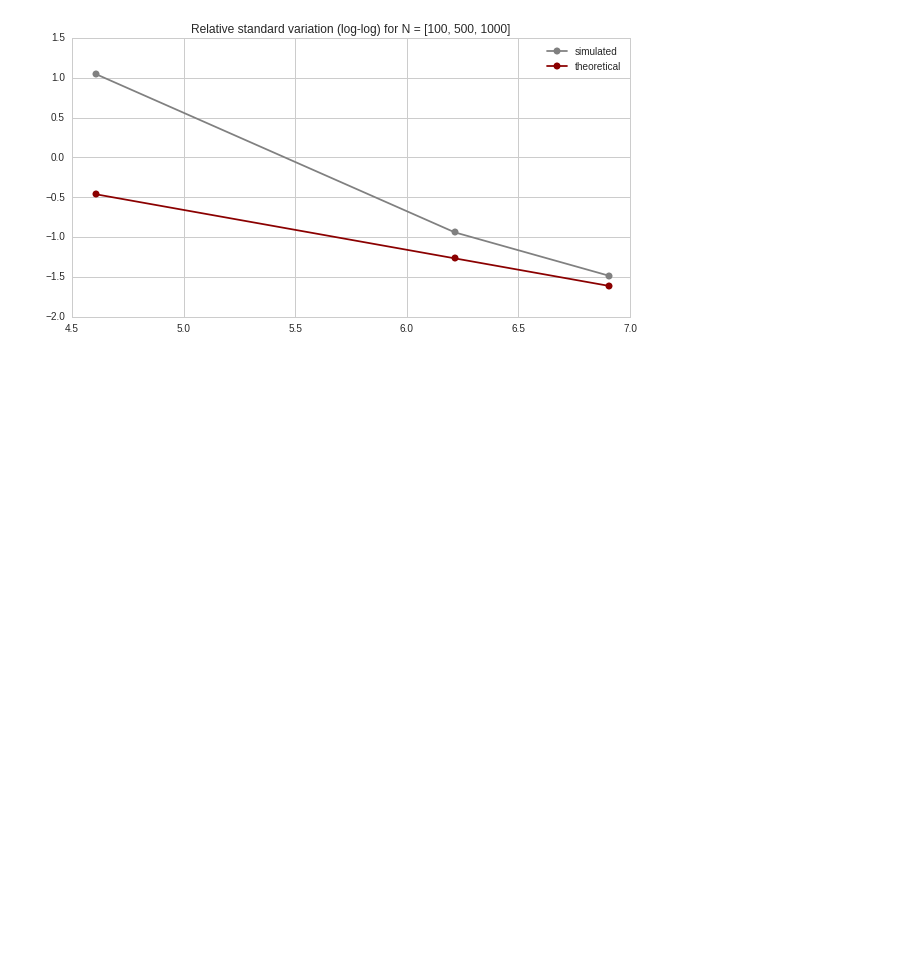
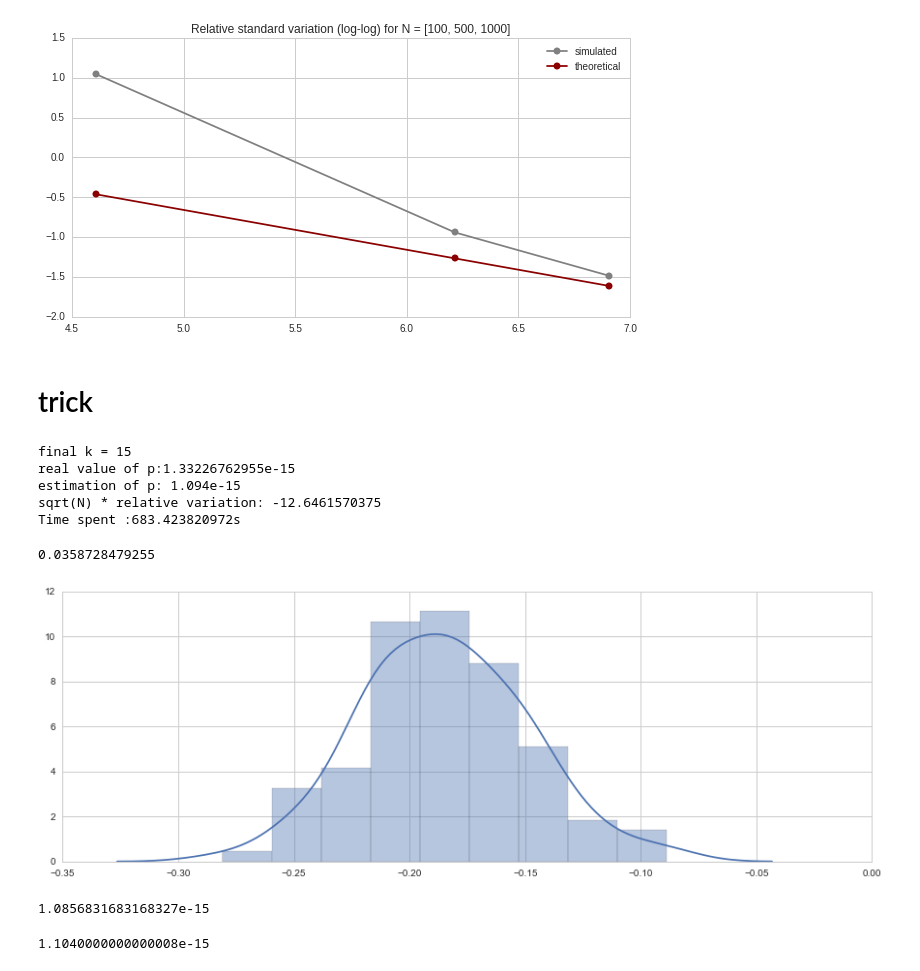
Before and after one commit to MGIMM/Rare-Events, a Jupyter notebook: simulation/Fluctuation_analysis_adaptive_levels_(toy_example).ipynb, the cells around one changed output. Cells and saved outputs as stored; diff of their text form; code cells hidden in the pictures; blank space fills up the shorter version.

```diff
--- a/simulation/Fluctuation_analysis_adaptive_levels_(toy_example).ipynb
+++ b/simulation/Fluctuation_analysis_adaptive_levels_(toy_example).ipynb
@@ -18,10 +18,10 @@ q_test = 8
 from scipy.stats import norm
 p = (1-norm.cdf(q_test))*2
 
-p_0 = 0.75 #success rate
+p_0 = 0.3 #success rate
 n_0 = int(np.log(p)/np.log(p_0))
 r = p/(p_0**n_0)
 sigma_theoretical = np.sqrt(n_0*(1-p_0)/p_0 + (1-r)/r)
 print ("theoretical relative standard variation: " + str(sigma_theoretical))
-print ("real value of p:" + str(p))
+print ("real value of p: " + str(p))
 # %% [output]
@@ -140,7 +158,7 @@ sim_N =[[ [] for j in range(n_sim)] for i in range(n_choice_N)]
 print ("Total number of simulation: " + str(n_choice_N))
 for index_sim in range(n_choice_N):
     for i in range(n_sim):
-        sim_N[index_sim][i] = simulation_adapted_levels(real_p = p ,p_0 = 0.75, N = list_N[index_sim],
+        sim_N[index_sim][i] = simulation_adaptive_levels(real_p = p ,p_0 = 0.75, N = list_N[index_sim],
                                   mu_0 = mu_0_test, q_test = 8, score_function = S,
                                                         status_track = False, descent_step = 0.1)
 
@@ -210,3 +225,5 @@ plt.title("Relative standard variation (log-log) for N = "+str(list_N))
 # %% [output]
 <matplotlib.text.Text at 0x...>
 [figure]
+# %% [markdown]
+# trick
@@ -212,0 +355,30 @@ plt.title("Relative standard variation (log-log) for N = "+str(list_N))
+# %%
+#test
+from time import time
+t_0 = time()
+a = simulation_adaptive_levels_trick(real_p = p, p_0 = 0.1, N = 5000, mu_0 = mu_0_test,
+
+                          q_test = 8, status_track = True,descent_step = 0.1,reject_rate = 0.5,shake_times = 10)
+
+print ("Time spent :"+ str(time() - t_0)+"s")
+# %% [output]
+final k = 15
+real value of p:1.33226762955e-15
+estimation of p: 1.094e-15
+sqrt(N) * relative variation: -12.6461570375
+Time spent :683.423820972s
+# %%
+plt.figure(figsize = [15,5])
+sns.distplot(a[1])
+print np.std(a[1])
+# %% [output]
+0.0358728479255
+[figure, added]
+# %%
+np.mean(a[0])
+# %% [output]
+1.0856831683168327e-15
+# %%
+a[0][0]
+# %% [output]
+1.1040000000000008e-15
```
Also changed, not shown: parts of 9 cells of this notebook, 2 other files.
